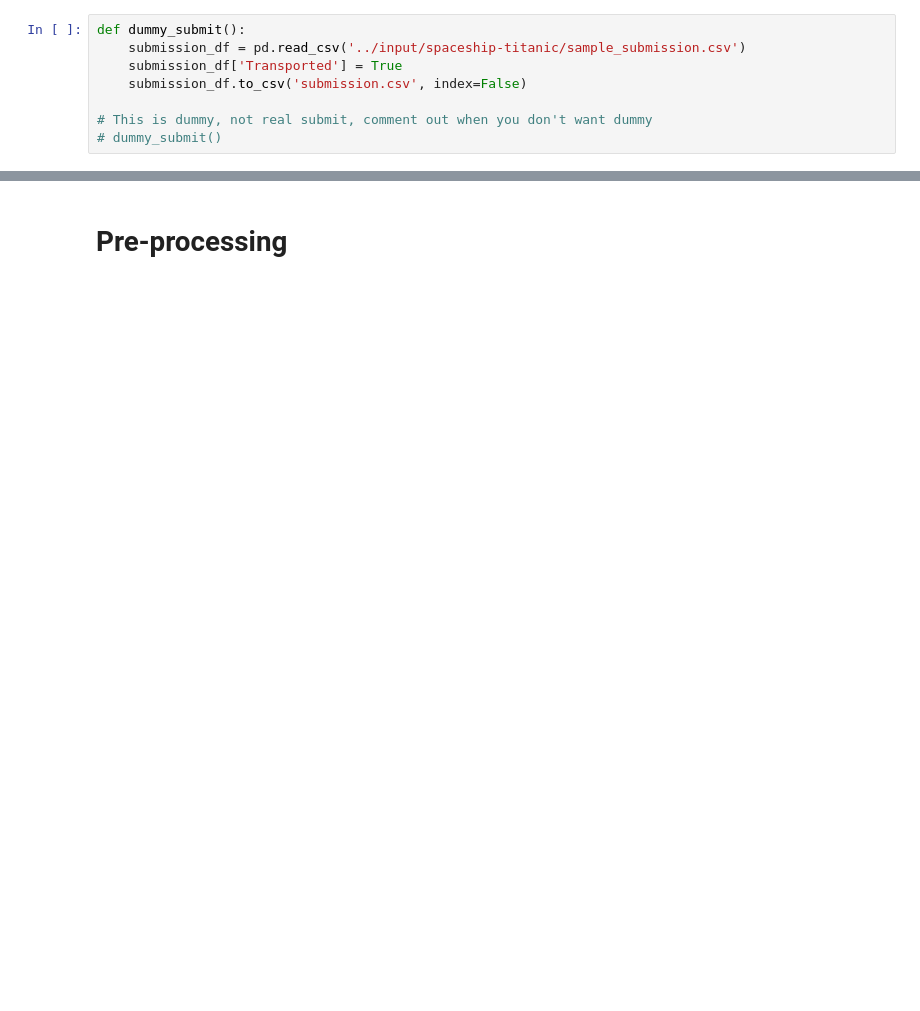
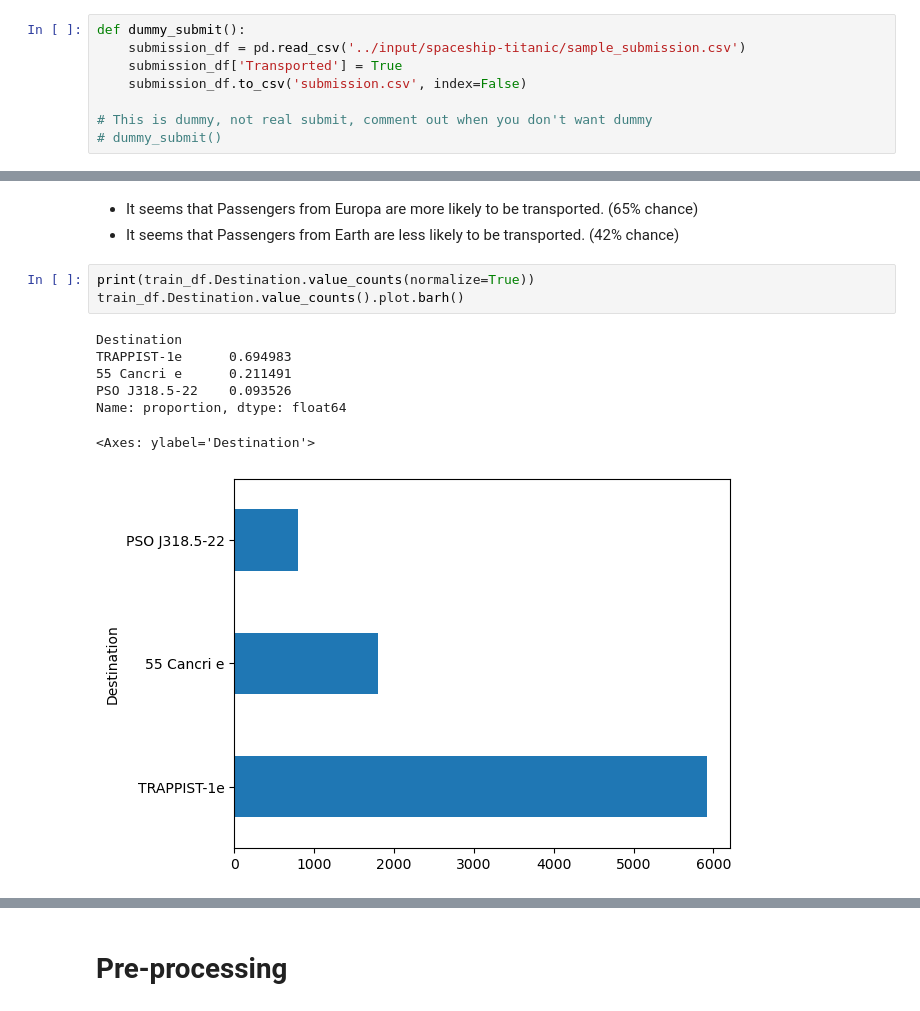
Before and after one commit to usu-wallace/CS4320_Group_Project_01, a Jupyter notebook: working/CS4320_GroupProject.ipynb, the cells around one changed output, grey strips where cells are left out. Saved outputs shown, nothing was run; the diff lists cells and outputs as text; blank space fills up the shorter version.

```diff
--- a/working/CS4320_GroupProject.ipynb
+++ b/working/CS4320_GroupProject.ipynb
@@ -24,0 +85,14 @@ def dummy_submit():
+# %% [markdown]
+* It seems that Passengers from Europa are more likely to be transported. (65% chance)
+* It seems that Passengers from Earth are less likely to be transported. (42% chance)
+# %%
+print(train_df.Destination.value_counts(normalize=True))
+train_df.Destination.value_counts().plot.barh()
+# %% [output]
+Destination
+TRAPPIST-1e      0.694983
+55 Cancri e      0.211491
+PSO J318.5-22    0.093526
+Name: proportion, dtype: float64
+<Axes: ylabel='Destination'>
+[figure, added]
```
Also changed, not shown: parts of 32 cells of this notebook.
